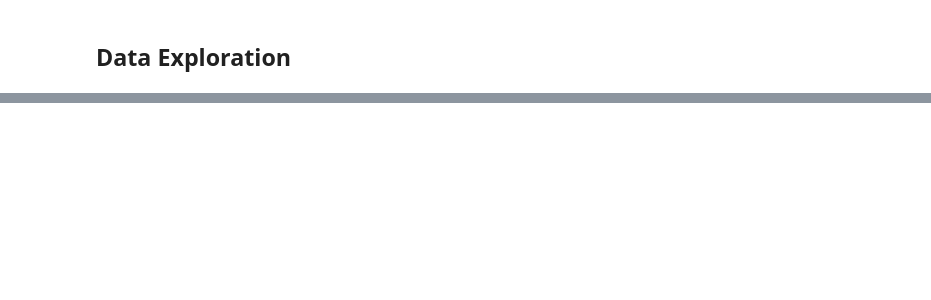
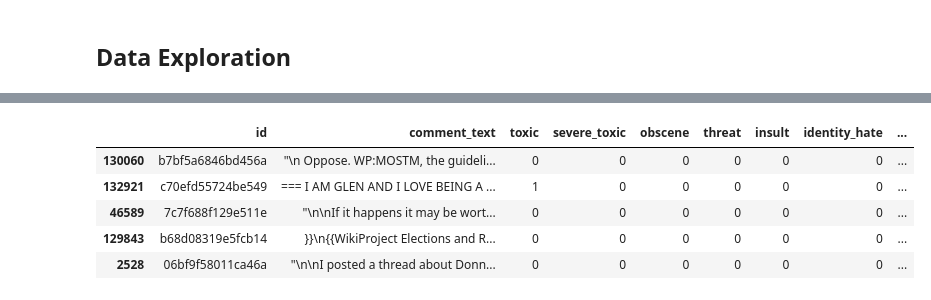
Before and after one commit to yzhan1/toxic-comment-detection, a Jupyter notebook: notebook.ipynb, the cells around one changed output, grey strips where cells are left out. Drawn from its saved outputs; the diff is of its cells as text; code cells hidden in the pictures; blank space fills up the shorter version.

```diff
--- a/notebook.ipynb
+++ b/notebook.ipynb
@@ -93,0 +199,9 @@ mean length of comments  374.1362275449102
+# %%
+train_df.head()
+# %% [output]
+|  | id | comment_text | toxic | severe_toxic | obscene | threat | insult | identity_hate | ... |
+| 130060 | b7bf5a6846bd456a | "\n Oppose. WP:MOSTM, the guideli... | 0 | 0 | 0 | 0 | 0 | 0 | ... |
+| 132921 | c70efd55724be549 | === I AM GLEN AND I LOVE BEING A ... | 1 | 0 | 0 | 0 | 0 | 0 | ... |
+| 46589 | 7c7f688f129e511e | "\n\nIf it happens it may be wort... | 0 | 0 | 0 | 0 | 0 | 0 | ... |
+| 129843 | b68d08319e5fcb14 | }}\n{{WikiProject Elections and R... | 0 | 0 | 0 | 0 | 0 | 0 | ... |
+| 2528 | 06bf9f58011ca46a | "\n\nI posted a thread about Donn... | 0 | 0 | 0 | 0 | 0 | 0 | ... |
```
Also changed, not shown: parts of 26 cells of this notebook.
